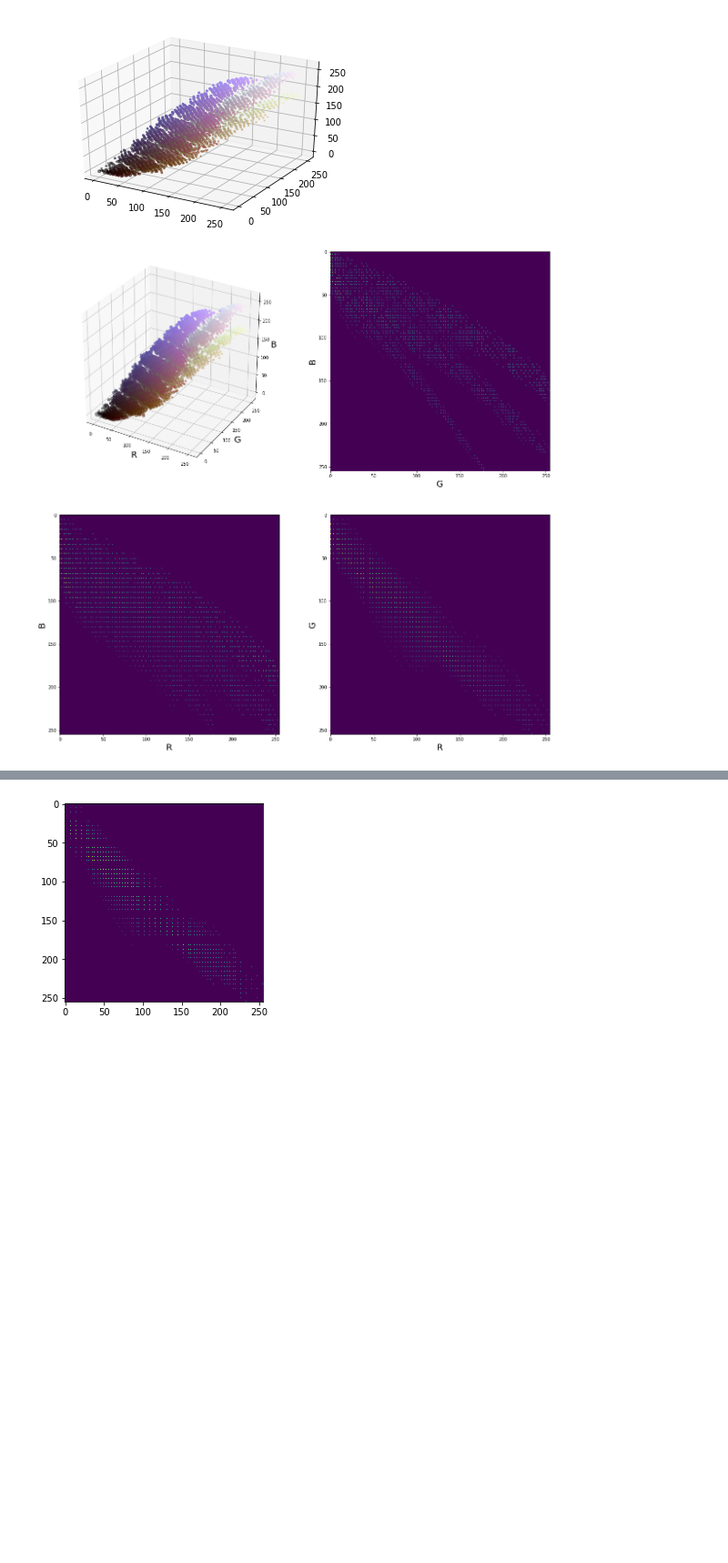
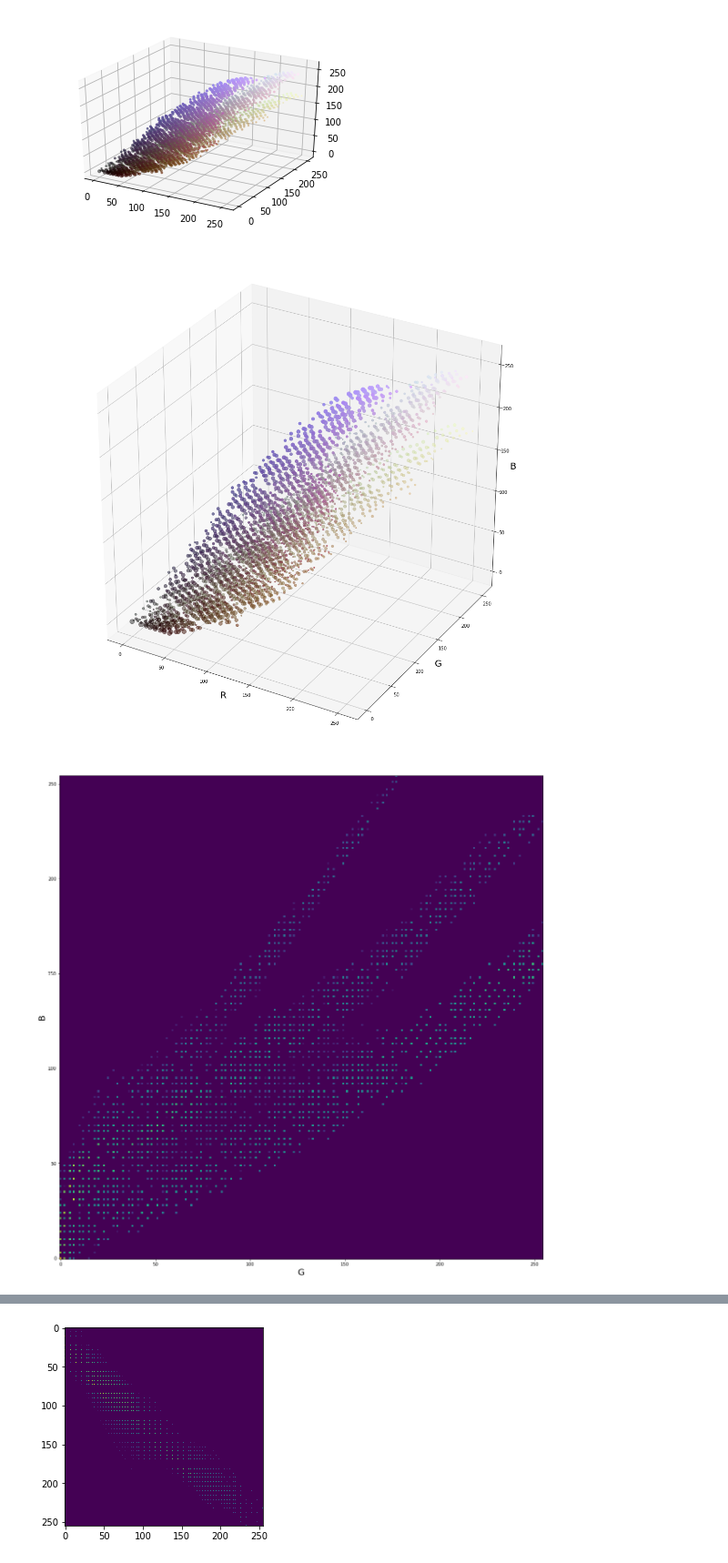
Before and after one commit to viviehn/cinematic-color, a Jupyter notebook: temporal/temporal.ipynb, the cells around one changed output, grey strips where cells are left out. Shown at 91% size. Saved outputs shown, nothing was run; the diff lists cells and outputs as text; code cells hidden in the pictures; blank space fills up the shorter version.

Commit message:
almost working histogram over time video analysis.

```diff
--- a/temporal/temporal.ipynb
+++ b/temporal/temporal.ipynb
@@ -161,39 +238,47 @@ rg = np.sum(H, axis = 2)
 # %%
 # Plot RGB Histogram
 fig = plt.figure(figsize=(20, 20))
-ax = fig.add_subplot(221, projection='3d')
+ax = fig.add_subplot(111, projection='3d')
 ax.scatter(
     xs = xs,
     ys = ys,
     zs = zs,
     s = s,
     c = c
 )
 ax.set_xlabel('R', fontsize=20)
 ax.set_ylabel('G', fontsize=20)
 ax.set_zlabel('B', fontsize=20)
+fig.savefig('hist_rgb.png', dpi = 100)
 
-ax = fig.add_subplot(222)
+fig = plt.figure(figsize=(20, 20))
+ax = fig.add_subplot(111)
 ax.imshow(np.log(gb+1))
 ax.set_xlabel('G', fontsize=20)
 ax.set_ylabel('B', fontsize=20)
-ax.invert_yaxiz()
+ax.invert_yaxis()
+fig.savefig('hist_gb.png', dpi = 100)
 
-ax = fig.add_subplot(223)
+fig = plt.figure(figsize=(20, 20))
+ax = fig.add_subplot(111)
 ax.imshow(np.log(rb+1))
 ax.set_xlabel('R', fontsize=20)
 ax.set_ylabel('B', fontsize=20)
+ax.invert_yaxis()
+fig.savefig('hist_rb.png', dpi = 100)
 
-ax = fig.add_subplot(224)
+fig = plt.figure(figsize=(20, 20))
+ax = fig.add_subplot(111)
 ax.imshow(np.log(rg+1))
 ax.set_xlabel('R', fontsize=20)
 ax.set_ylabel('G', fontsize=20)
+ax.invert_yaxis()
+fig.savefig('hist_rg.png', dpi = 100)
 #ax.scatter()
 
-plt.show()
-
-fig.savefig('plot.png')
+#plt.show()
 
 #os.remove('plot.png')
 # %% [output]
-[figure, old version]
+[figure, new version]
+[figure, added]
```
Also changed, not shown: parts of 6 cells of this notebook.
